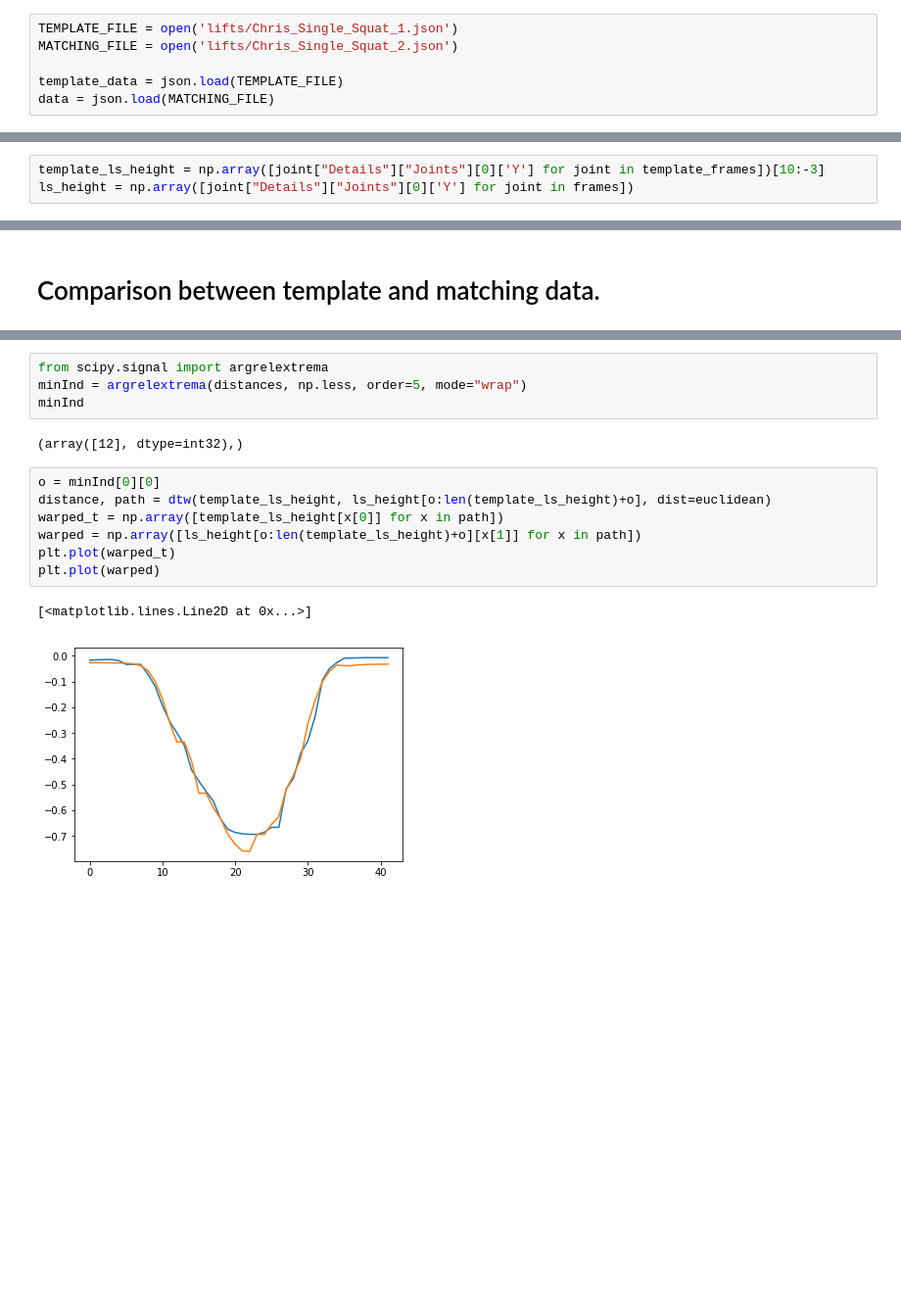
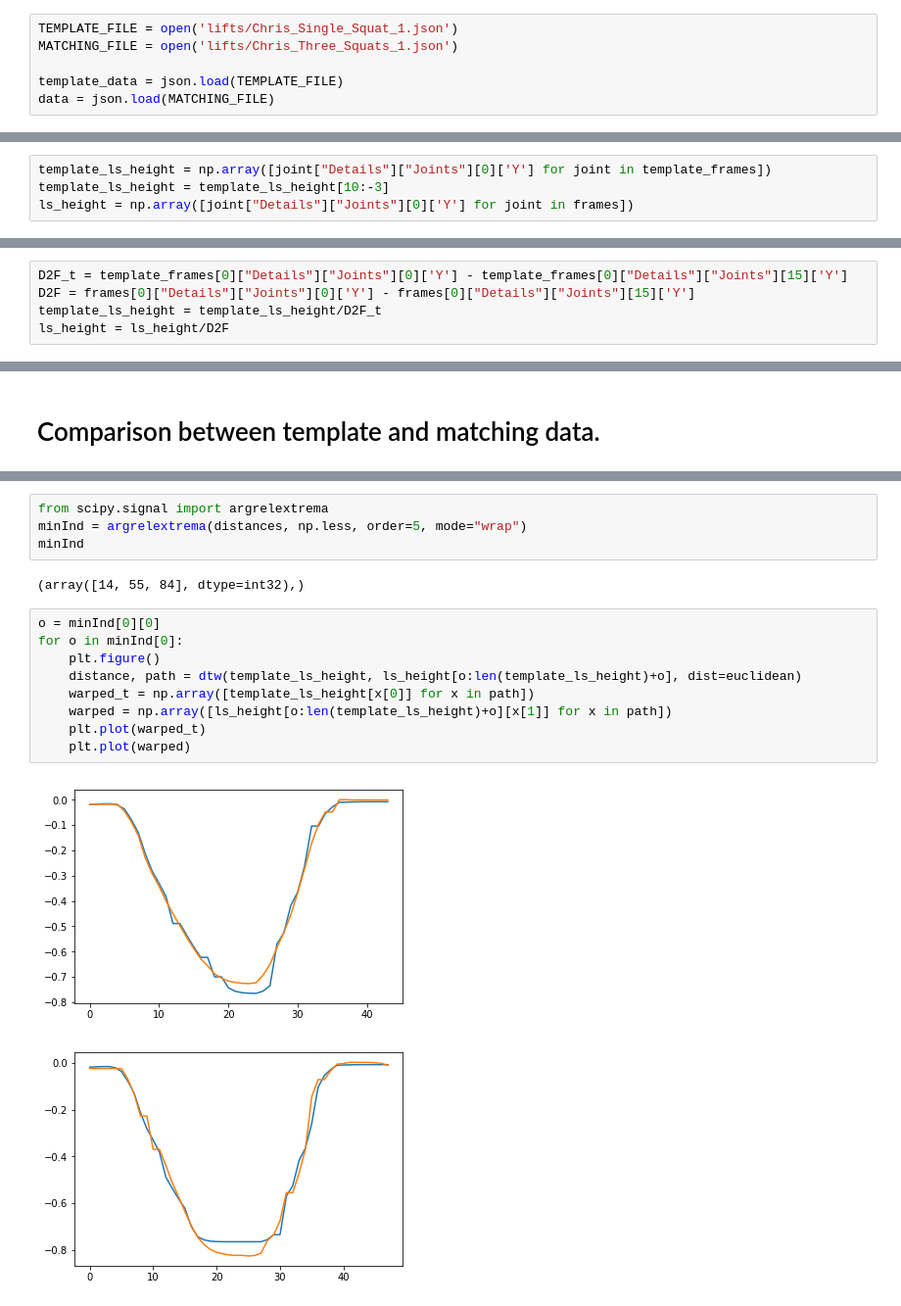
Before and after one commit to theCstokes/BarNone, a Jupyter notebook: analysis/Rough Analysis Work.ipynb, the cells around one changed output, grey strips where cells are left out. Shown at 98% size. Saved outputs shown, nothing was run; the diff lists cells and outputs as text; blank space fills up the shorter version.

```diff
--- a/analysis/Rough Analysis Work.ipynb
+++ b/analysis/Rough Analysis Work.ipynb
@@ -65,7 +65,7 @@ def discrete_derivative(x,sample_rate=SAMPLE_RATE):
     return derivative
 # %%
 TEMPLATE_FILE = open('lifts/Chris_Single_Squat_1.json')
-MATCHING_FILE = open('lifts/Chris_Single_Squat_2.json')
+MATCHING_FILE = open('lifts/Chris_Three_Squats_1.json')
 
 template_data = json.load(TEMPLATE_FILE)
 data = json.load(MATCHING_FILE)
@@ -75,5 +75,6 @@ frames =  data["Details"]["BodyData"]["Details"]["OrderedFrames"]
 # %% [markdown]
 Get data for the height of the lower spine
 # %%
-template_ls_height = np.array([joint["Details"]["Joints"][0]['Y'] for joint in template_frames])[10:-3]
+template_ls_height = np.array([joint["Details"]["Joints"][0]['Y'] for joint in template_frames])
+template_ls_height = template_ls_height[10:-3]
 ls_height = np.array([joint["Details"]["Joints"][0]['Y'] for joint in frames])
@@ -79,0 +83,5 @@ ls_height = np.array([joint["Details"]["Joints"][0]['Y'] for joint in frames])
+# %%
+D2F_t = template_frames[0]["Details"]["Joints"][0]['Y'] - template_frames[0]["Details"]["Joints"][15]['Y']
+D2F = frames[0]["Details"]["Joints"][0]['Y'] - frames[0]["Details"]["Joints"][15]['Y']
+template_ls_height = template_ls_height/D2F_t
+ls_height = ls_height/D2F
@@ -106,14 +122,16 @@ from scipy.signal import argrelextrema
 minInd = argrelextrema(distances, np.less, order=5, mode="wrap")
 minInd
 # %% [output]
-(array([12], dtype=int32),)
+(array([14, 55, 84], dtype=int32),)
 # %%
 o = minInd[0][0]
-distance, path = dtw(template_ls_height, ls_height[o:len(template_ls_height)+o], dist=euclidean)
-warped_t = np.array([template_ls_height[x[0]] for x in path])
-warped = np.array([ls_height[o:len(template_ls_height)+o][x[1]] for x in path])
-plt.plot(warped_t)
-plt.plot(warped)
+for o in minInd[0]:
+    plt.figure()
+    distance, path = dtw(template_ls_height, ls_height[o:len(template_ls_height)+o], dist=euclidean)
+    warped_t = np.array([template_ls_height[x[0]] for x in path])
+    warped = np.array([ls_height[o:len(template_ls_height)+o][x[1]] for x in path])
+    plt.plot(warped_t)
+    plt.plot(warped)
 # %% [output]
-[<matplotlib.lines.Line2D at 0x...>]
-[figure, old version]
+[figure, new version]
+[figure, added]
```
Also changed, not shown: parts of 7 cells of this notebook.
